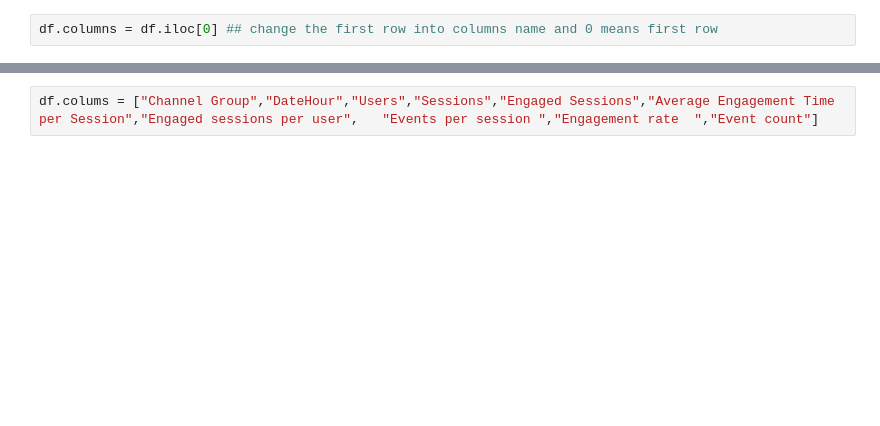
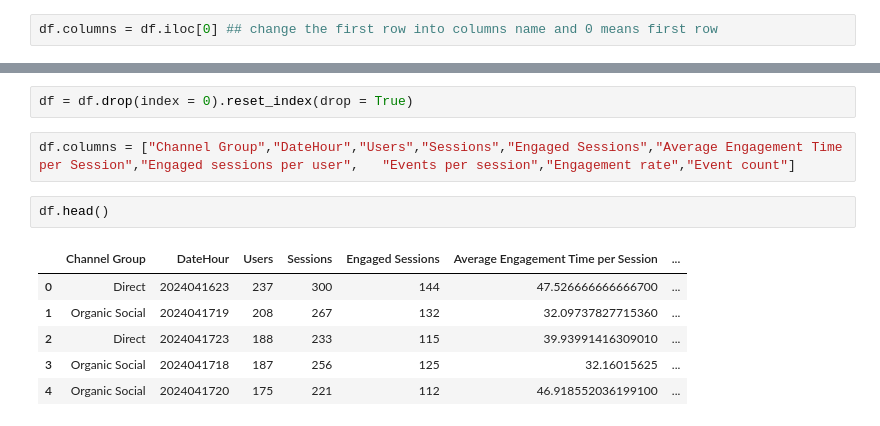
Before and after one commit to Dhananjay0705/Website-Data-Analysis-with-Python, a Jupyter notebook: Website_performance_Analysis.ipynb, the cells around one changed output, grey strips where cells are left out. Saved outputs shown, nothing was run; the diff lists cells and outputs as text; blank space fills up the shorter version.

```diff
--- a/Website_performance_Analysis.ipynb
+++ b/Website_performance_Analysis.ipynb
@@ -27,5 +27,16 @@ df.head()
 | 2 | Organic Social | 2024041719 | 208 | 267 | 132 | 32.09737827715360 | ... |
 | 3 | Direct | 2024041723 | 188 | 233 | 115 | 39.93991416309010 | ... |
 | 4 | Organic Social | 2024041718 | 187 | 256 | 125 | 32.16015625 | ... |
+# %%
+df = df.drop(index = 0).reset_index(drop = True)
 # %%
-df.colums = ["Channel Group","DateHour","Users","Sessions","Engaged Sessions","Average Engagement Time per Session","Engaged sessions per user",	"Events per session	","Engagement rate	","Event count"]
+df.columns = ["Channel Group","DateHour","Users","Sessions","Engaged Sessions","Average Engagement Time per Session","Engaged sessions per user",	"Events per session","Engagement rate","Event count"]
+# %%
+df.head()
+# %% [output]
+|  | Channel Group | DateHour | Users | Sessions | Engaged Sessions | Average Engagement Time per Session | ... |
+| 0 | Direct | 2024041623 | 237 | 300 | 144 | 47.526666666666700 | ... |
+| 1 | Organic Social | 2024041719 | 208 | 267 | 132 | 32.09737827715360 | ... |
+| 2 | Direct | 2024041723 | 188 | 233 | 115 | 39.93991416309010 | ... |
+| 3 | Organic Social | 2024041718 | 187 | 256 | 125 | 32.16015625 | ... |
+| 4 | Organic Social | 2024041720 | 175 | 221 | 112 | 46.918552036199100 | ... |
```
Also changed, not shown: parts of 4 cells of this notebook.
